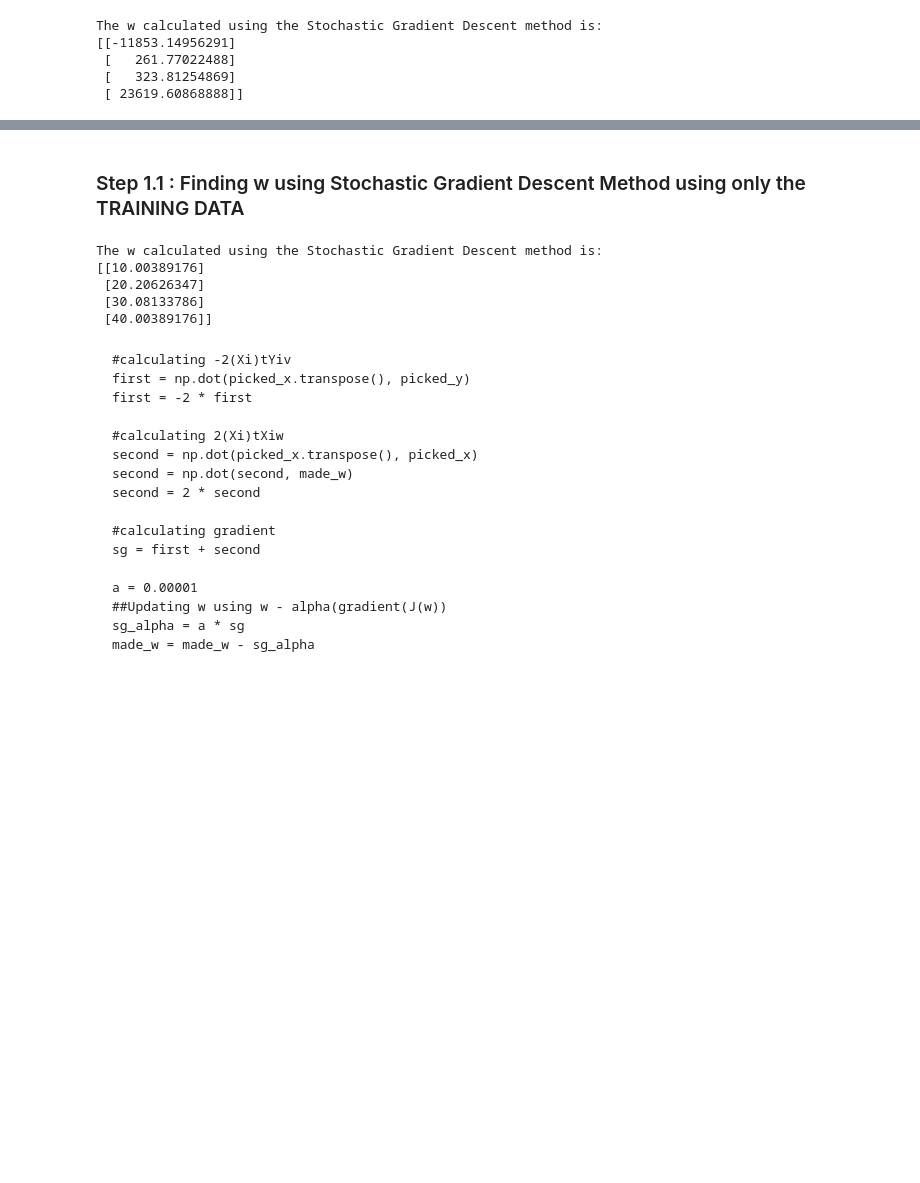
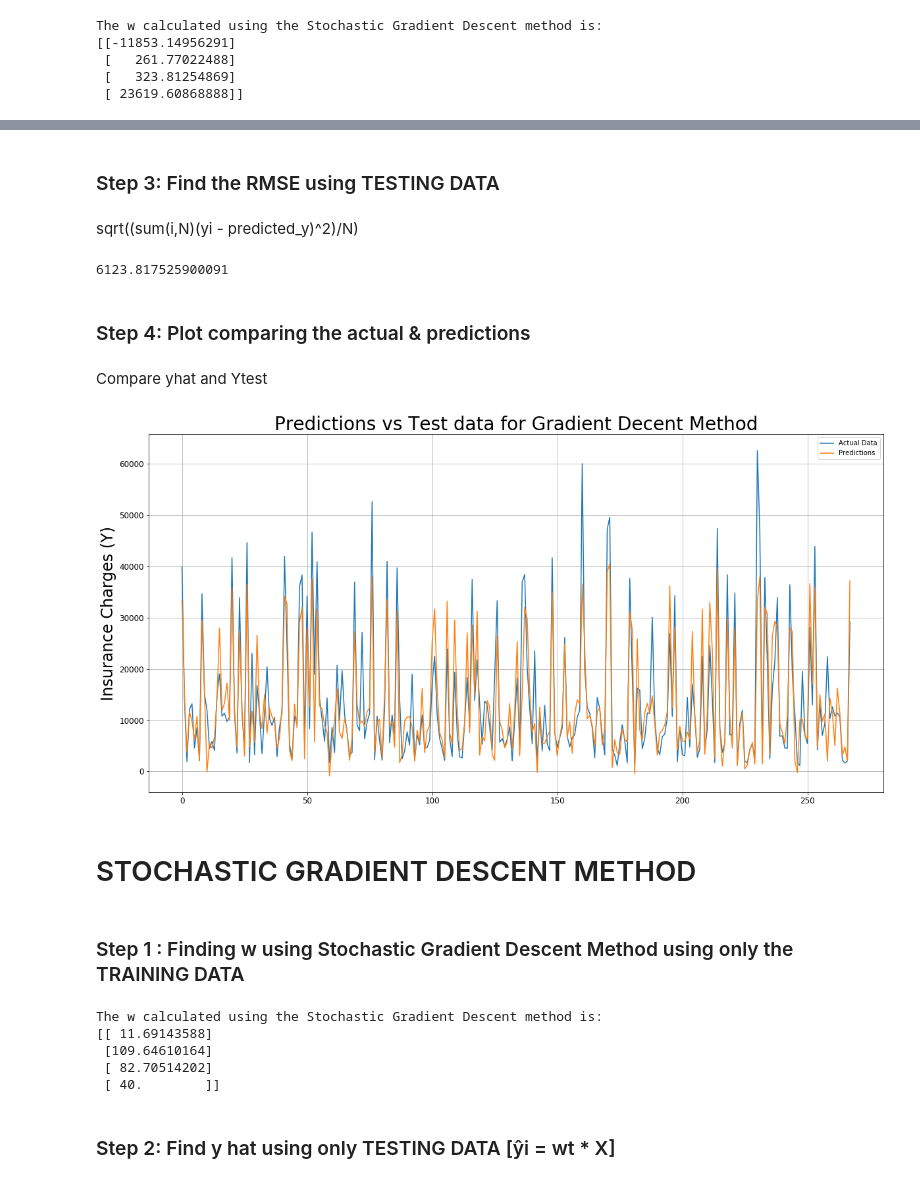
Before and after one commit to Aritra-Paul/Linear-Regression, a Jupyter notebook: CSE474_assignment1_part1.ipynb, the cells around one changed output, grey strips where cells are left out. Saved outputs shown, nothing was run; the diff lists cells and outputs as text; code cells hidden in the pictures; blank space fills up the shorter version.

```diff
--- a/CSE474_assignment1_part1.ipynb
+++ b/CSE474_assignment1_part1.ipynb
@@ -221,0 +228,4 @@ The w calculated using the Stochastic Gradient Descent method is:
+# %%
+yhat = np.dot(Xtest, fake_w)
+
+print("The Predicted values of Y for each X value from the test dataset is: \n" + str(yhat))
@@ -222,9 +250,39 @@ The w calculated using the Stochastic Gradient Descent method is:
+# %% [markdown]
+### Step 3: Find the RMSE using TESTING DATA
+# %% [markdown]
+sqrt((sum(i,N)(yi - predicted_y)^2)/N)
+# %%
+gd_rmse = find_rmse(Ytest, yhat)
+#6000 - 7000
+print(gd_rmse)
+# %% [output]
+6123.817525900091
+# %% [markdown]
+### Step 4: Plot comparing the actual & predictions
+# %% [markdown]
+   Compare yhat and Ytest
+# %%
+##Plotting the predictions vs the actual data.
+plt.figure(figsize=(20,10))
+plt.plot(Ytest, label='Actual Data')
+plt.plot(yhat, label='Predictions')
+plt.grid()
+plt.ylabel('Insurance Charges (Y)', fontsize=24)
+plt.title('Predictions vs Test data for Gradient Decent Method', fontsize=28)
+plt.xticks(fontsize=12)
+plt.yticks(fontsize=12)
+plt.legend()
+plt.show()
+# %% [output]
+[figure, added]
+# %% [markdown]
+# STOCHASTIC GRADIENT DESCENT METHOD
 # %% [markdown]
-### Step 1.1 : Finding w using Stochastic Gradient Descent Method using only the TRAINING DATA
+### Step 1 : Finding w using Stochastic Gradient Descent Method using only the TRAINING DATA
 # %%
 ## Updating the w using the stochaistic gradient descent method
 
-for i in range(0,5,1):
+for i in range(0,2000,1):
     rx = np.random.randint(1070)
     picked_x = np.matrix(Xtrain[rx], dtype=float)
     picked_y = np.matrix(Ytrain[rx], dtype=float)
@@ -242,12 +300,12 @@ for i in range(0,5,1):
     #calculating gradient
     grad = first + second
 
-    a = 0.00001
-    grad = a * grad
+    a = 0.0001
+    sgd = a * grad
     made_w = made_w - sgd
 
 
-    if(sg.all() <= 0.000001):
+    if(sgd.all() <= 0.000001):
         break
 
 print("The w calculated using the Stochastic Gradient Descent method is: \n"+ str(made_w))
@@ -255,24 +313,9 @@ print("The w calculated using the Stochastic Gradient Descent method is: \n"+ st
 # w from OLS Estimate: [[-11853.16958248    261.77032429    323.81304386  23619.60977643]]
 # %% [output]
 The w calculated using the Stochastic Gradient Descent method is:
-[[10.00389176]
- [20.20626347]
- [30.08133786]
- [40.00389176]]
+[[ 11.69143588]
+ [109.64610164]
+ [ 82.70514202]
+ [ 40.        ]]
-# %% [markdown]
-    #calculating -2(Xi)tYiv
-    first = np.dot(picked_x.transpose(), picked_y)
-    first = -2 * first
-
-    #calculating 2(Xi)tXiw
-    second = np.dot(picked_x.transpose(), picked_x)
-    second = np.dot(second, made_w)
-    second = 2 * second
-
-    #calculating gradient
-    sg = first + second
-
-    a = 0.00001
-    ##Updating w using w - alpha(gradient(J(w))
-    sg_alpha = a * sg
-    made_w = made_w - sg_alpha
+# %% [markdown]
+### Step 2: Find y hat using only TESTING DATA [ŷi = wt * X]
```
Also changed, not shown: parts of 24 cells of this notebook.
